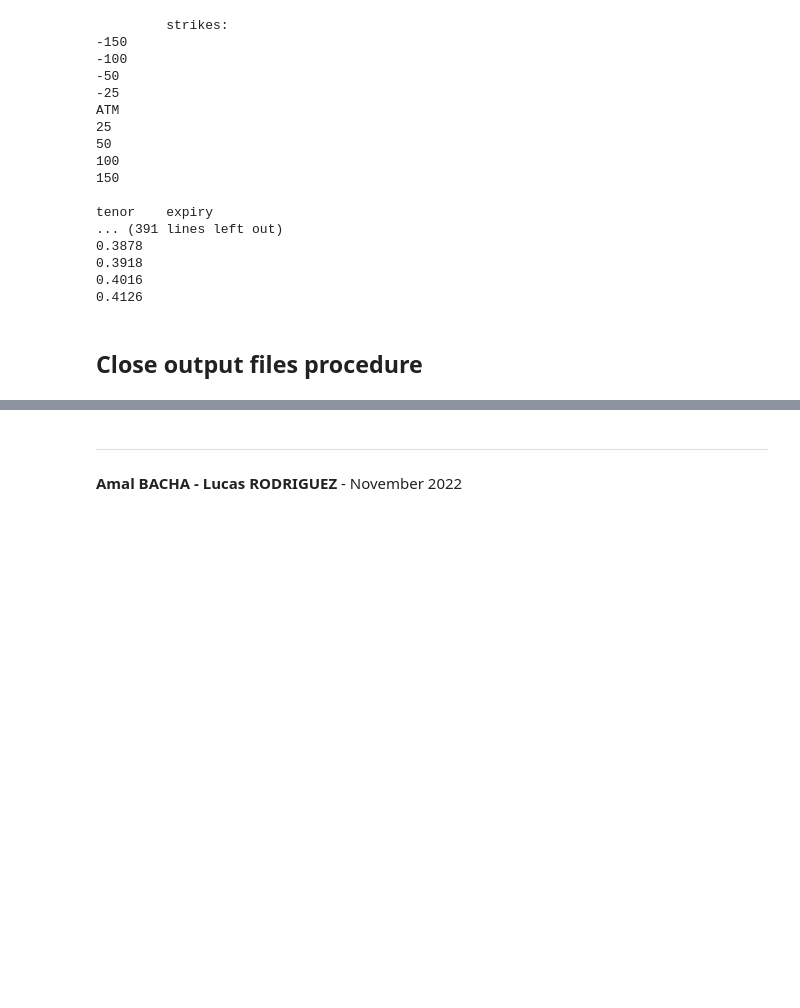
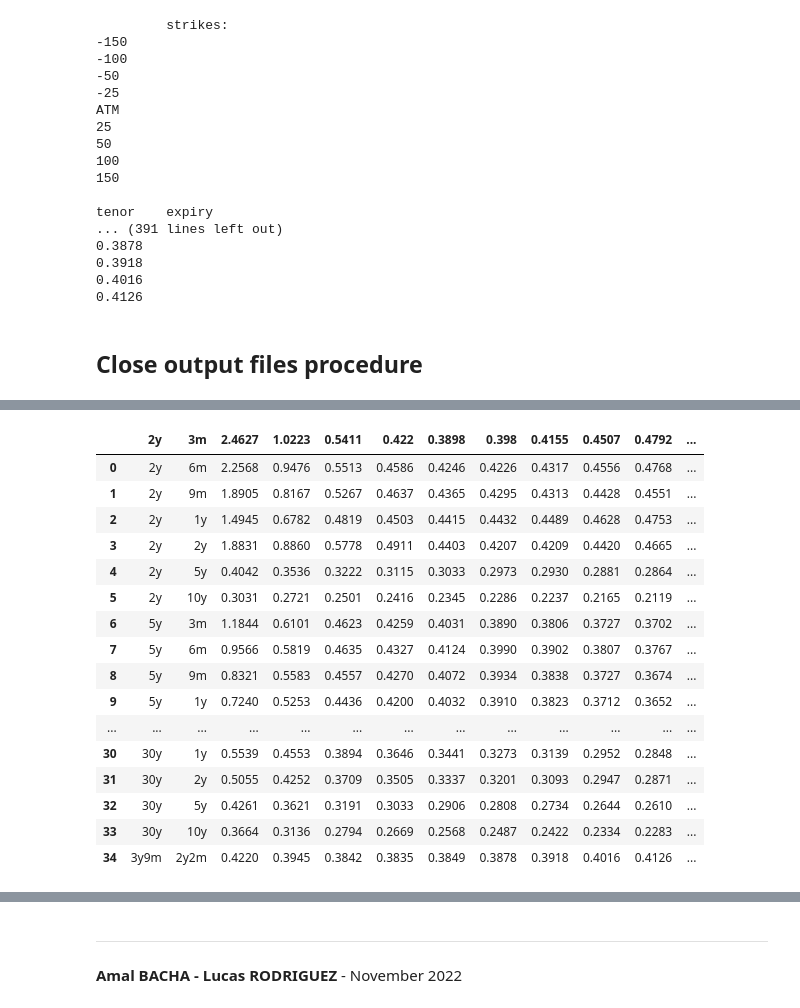
Before and after one commit to lcsrodriguez/SABR_Volatility-Rates, a Jupyter notebook: main.ipynb, the cells around one changed output, grey strips where cells are left out. Cells and saved outputs as stored; diff of their text form; code cells hidden in the pictures; blank space fills up the shorter version.

```diff
--- a/main.ipynb
+++ b/main.ipynb
@@ -392,0 +466,20 @@ _ = plt.xticks(INDEX_RANGE, INDEX_LABELS)
+# %%
+VOL_SABR
+# %% [output]
+|  | 2y | 3m | 2.4627 | 1.0223 | 0.5411 | 0.422 | 0.3898 | 0.398 | 0.4155 | 0.4507 | 0.4792 | ... |
+| 0 | 2y | 6m | 2.2568 | 0.9476 | 0.5513 | 0.4586 | 0.4246 | 0.4226 | 0.4317 | 0.4556 | 0.4768 | ... |
+| 1 | 2y | 9m | 1.8905 | 0.8167 | 0.5267 | 0.4637 | 0.4365 | 0.4295 | 0.4313 | 0.4428 | 0.4551 | ... |
+| 2 | 2y | 1y | 1.4945 | 0.6782 | 0.4819 | 0.4503 | 0.4415 | 0.4432 | 0.4489 | 0.4628 | 0.4753 | ... |
+| 3 | 2y | 2y | 1.8831 | 0.8860 | 0.5778 | 0.4911 | 0.4403 | 0.4207 | 0.4209 | 0.4420 | 0.4665 | ... |
+| 4 | 2y | 5y | 0.4042 | 0.3536 | 0.3222 | 0.3115 | 0.3033 | 0.2973 | 0.2930 | 0.2881 | 0.2864 | ... |
+| 5 | 2y | 10y | 0.3031 | 0.2721 | 0.2501 | 0.2416 | 0.2345 | 0.2286 | 0.2237 | 0.2165 | 0.2119 | ... |
+| 6 | 5y | 3m | 1.1844 | 0.6101 | 0.4623 | 0.4259 | 0.4031 | 0.3890 | 0.3806 | 0.3727 | 0.3702 | ... |
+| 7 | 5y | 6m | 0.9566 | 0.5819 | 0.4635 | 0.4327 | 0.4124 | 0.3990 | 0.3902 | 0.3807 | 0.3767 | ... |
+| 8 | 5y | 9m | 0.8321 | 0.5583 | 0.4557 | 0.4270 | 0.4072 | 0.3934 | 0.3838 | 0.3727 | 0.3674 | ... |
+| 9 | 5y | 1y | 0.7240 | 0.5253 | 0.4436 | 0.4200 | 0.4032 | 0.3910 | 0.3823 | 0.3712 | 0.3652 | ... |
+| ... | ... | ... | ... | ... | ... | ... | ... | ... | ... | ... | ... | ... |
+| 30 | 30y | 1y | 0.5539 | 0.4553 | 0.3894 | 0.3646 | 0.3441 | 0.3273 | 0.3139 | 0.2952 | 0.2848 | ... |
+| 31 | 30y | 2y | 0.5055 | 0.4252 | 0.3709 | 0.3505 | 0.3337 | 0.3201 | 0.3093 | 0.2947 | 0.2871 | ... |
+| 32 | 30y | 5y | 0.4261 | 0.3621 | 0.3191 | 0.3033 | 0.2906 | 0.2808 | 0.2734 | 0.2644 | 0.2610 | ... |
+| 33 | 30y | 10y | 0.3664 | 0.3136 | 0.2794 | 0.2669 | 0.2568 | 0.2487 | 0.2422 | 0.2334 | 0.2283 | ... |
+| 34 | 3y9m | 2y2m | 0.4220 | 0.3945 | 0.3842 | 0.3835 | 0.3849 | 0.3878 | 0.3918 | 0.4016 | 0.4126 | ... |
```
Also changed, not shown: parts of 27 cells of this notebook, 1 other file.
